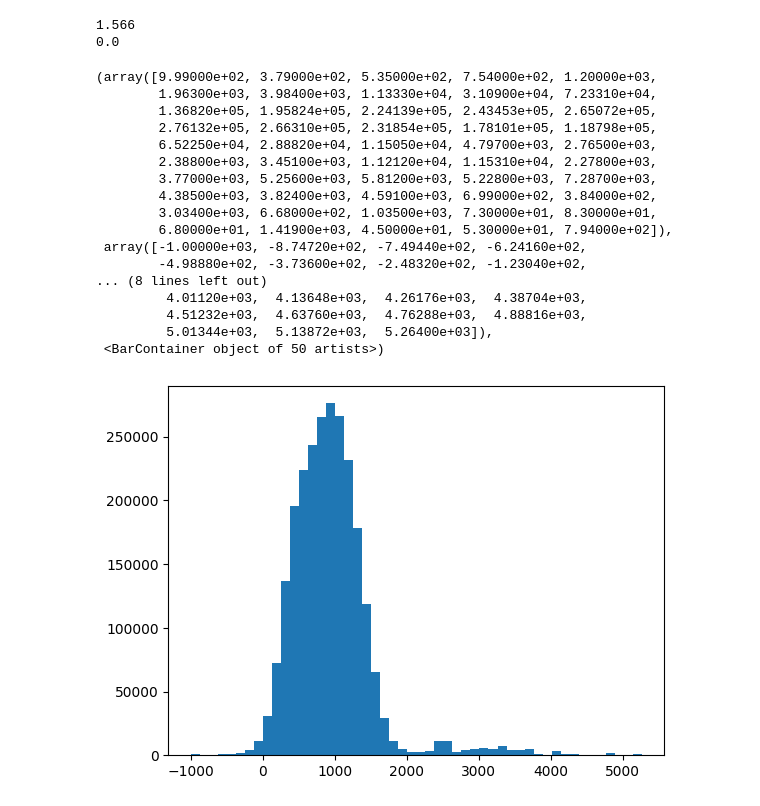
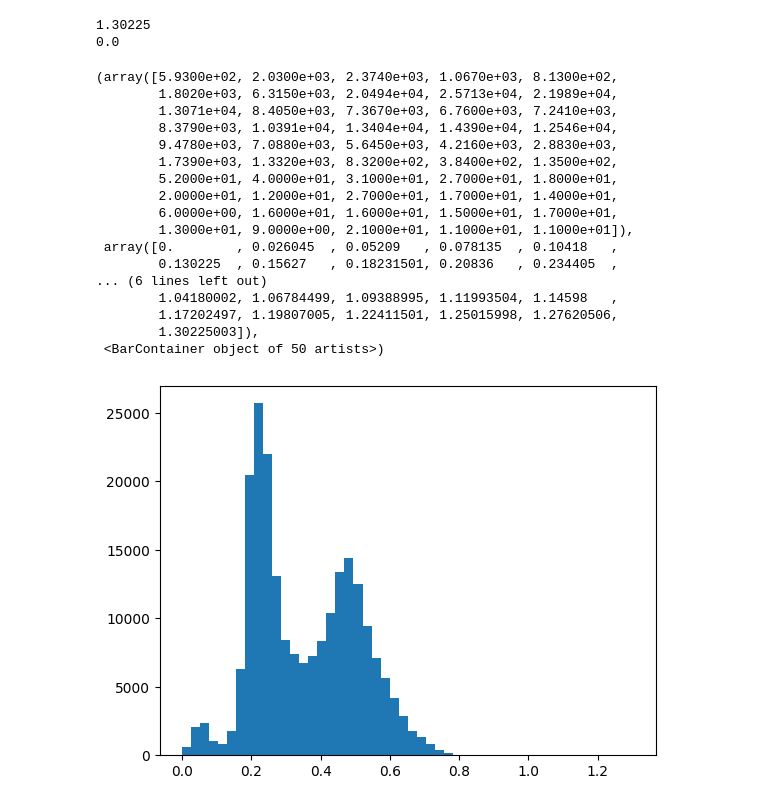
Before and after one commit to tycjantyc/zeby_tooth, a Jupyter notebook: data_prepare/data_histograms_canals.ipynb, the cells around one changed output. Saved outputs shown, nothing was run; the diff lists cells and outputs as text; code cells hidden in the pictures.

```diff
--- a/data_prepare/data_histograms_canals.ipynb
+++ b/data_prepare/data_histograms_canals.ipynb
@@ -34,29 +35,29 @@ for img_p, mask_p in tqdm(zip(img_paths, mask_paths)):
 # %%
 print(max(all_values))
 print(min(all_values))
 
-all_values = [i*4000 for i in all_values]
-all_values = [i-1000 for i in all_values]
+# all_values = [i*4000 for i in all_values]
+# all_values = [i-1000 for i in all_values]
 
 plt.hist(all_values, bins = 50)
 # %% [output]
-1.566
+1.30225
 0.0
-(array([9.99000e+02, 3.79000e+02, 5.35000e+02, 7.54000e+02, 1.20000e+03,
-        1.96300e+03, 3.98400e+03, 1.13330e+04, 3.10900e+04, 7.23310e+04,
-        1.36820e+05, 1.95824e+05, 2.24139e+05, 2.43453e+05, 2.65072e+05,
-        2.76132e+05, 2.66310e+05, 2.31854e+05, 1.78101e+05, 1.18798e+05,
-        6.52250e+04, 2.88820e+04, 1.15050e+04, 4.79700e+03, 2.76500e+03,
-        2.38800e+03, 3.45100e+03, 1.12120e+04, 1.15310e+04, 2.27800e+03,
-        3.77000e+03, 5.25600e+03, 5.81200e+03, 5.22800e+03, 7.28700e+03,
-        4.38500e+03, 3.82400e+03, 4.59100e+03, 6.99000e+02, 3.84000e+02,
-        3.03400e+03, 6.68000e+02, 1.03500e+03, 7.30000e+01, 8.30000e+01,
-        6.80000e+01, 1.41900e+03, 4.50000e+01, 5.30000e+01, 7.94000e+02]),
- array([-1.00000e+03, -8.74720e+02, -7.49440e+02, -6.24160e+02,
-        -4.98880e+02, -3.73600e+02, -2.48320e+02, -1.23040e+02,
-... (8 lines left out)
-         4.01120e+03,  4.13648e+03,  4.26176e+03,  4.38704e+03,
-         4.51232e+03,  4.63760e+03,  4.76288e+03,  4.88816e+03,
-         5.01344e+03,  5.13872e+03,  5.26400e+03]),
+(array([5.9300e+02, 2.0300e+03, 2.3740e+03, 1.0670e+03, 8.1300e+02,
+        1.8020e+03, 6.3150e+03, 2.0494e+04, 2.5713e+04, 2.1989e+04,
+        1.3071e+04, 8.4050e+03, 7.3670e+03, 6.7600e+03, 7.2410e+03,
+        8.3790e+03, 1.0391e+04, 1.3404e+04, 1.4390e+04, 1.2546e+04,
+        9.4780e+03, 7.0880e+03, 5.6450e+03, 4.2160e+03, 2.8830e+03,
+        1.7390e+03, 1.3320e+03, 8.3200e+02, 3.8400e+02, 1.3500e+02,
+        5.2000e+01, 4.0000e+01, 3.1000e+01, 2.7000e+01, 1.8000e+01,
+        2.0000e+01, 1.2000e+01, 2.7000e+01, 1.7000e+01, 1.4000e+01,
+        6.0000e+00, 1.6000e+01, 1.6000e+01, 1.5000e+01, 1.7000e+01,
+        1.3000e+01, 9.0000e+00, 2.1000e+01, 1.1000e+01, 1.1000e+01]),
+ array([0.        , 0.026045  , 0.05209   , 0.078135  , 0.10418   ,
+        0.130225  , 0.15627   , 0.18231501, 0.20836   , 0.234405  ,
+... (6 lines left out)
+        1.04180002, 1.06784499, 1.09388995, 1.11993504, 1.14598   ,
+        1.17202497, 1.19807005, 1.22411501, 1.25015998, 1.27620506,
+        1.30225003]),
  <BarContainer object of 50 artists>)
-[figure, old version]
+[figure, new version]
```
Also changed, not shown: parts of 4 cells of this notebook, 6 other files.
